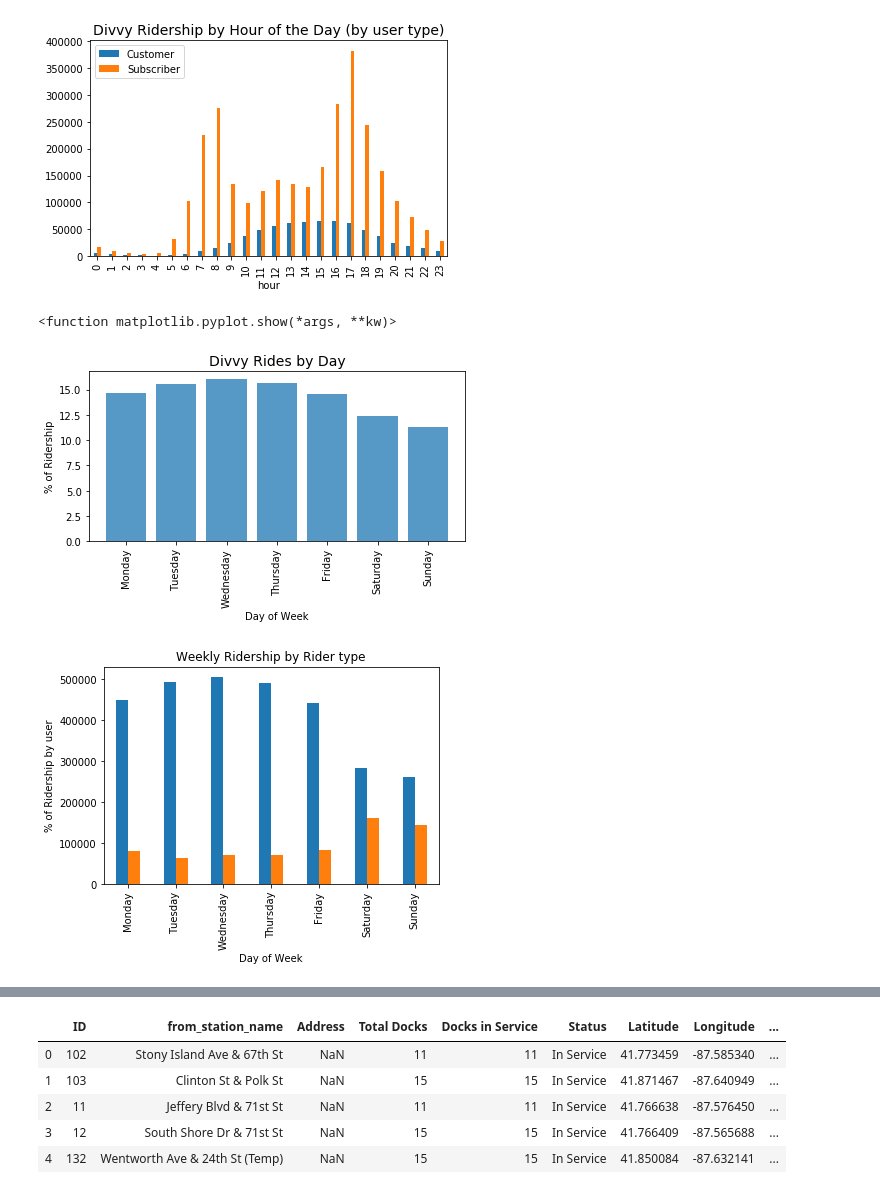
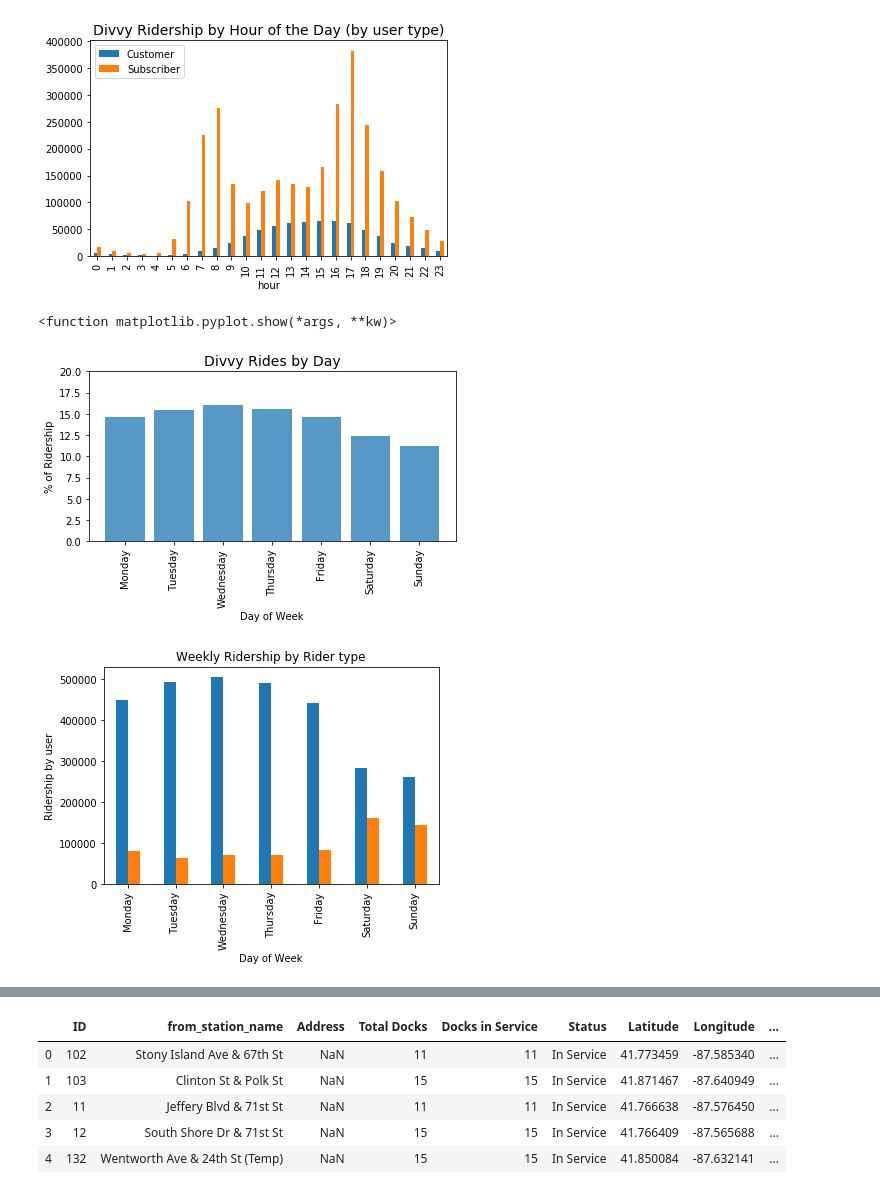
Before and after one commit to AlejandraRosa/Divvy_Project, a Jupyter notebook: Divvy_main.ipynb, the cells around one changed output, grey strips where cells are left out. Saved outputs shown, nothing was run; the diff lists cells and outputs as text; code cells hidden in the pictures.

```diff
--- a/Divvy_main.ipynb
+++ b/Divvy_main.ipynb
@@ -294,30 +295,31 @@ plt.show()
 # %%
 #Bar graph visualization by day of week
 fig, ax1 = plt.subplots()
 
 plt.bar(plot_days, divvy_reorg['day_percent'],alpha=0.75)
 plt.xticks(plot_days, rotation='vertical')
 plt.title("Divvy Rides by Day", fontsize=14)
 plt.xlabel("Day of Week")
 plt.ylabel("% of Ridership")
+plt.ylim(0, 20)
 plt.tight_layout()
 
 fig.savefig('Output/day_plot.png')
 
 plt.show
 # %% [output]
 <function matplotlib.pyplot.show(*args, **kw)>
-[figure, old version]
+[figure, new version]
 # %%
 week_to_pivot_final.unstack().plot(kind='bar', legend=False)
 plt.title("Weekly Ridership by Rider type")
 plt.xlabel("Day of Week")
-plt.ylabel("% of Ridership by user")
-fig.savefig('Output/day_plot_2.png')
+plt.ylabel("Ridership by user")
+plt.savefig('Output/day_plot_2.png')
 
 plt.show()
 # %% [output]
-[figure, old version]
+[figure, new version]
 # %% [markdown]
 # Question 2 - What are the most used stops?
 
```
Also changed, not shown: parts of 3 cells of this notebook, 6 other files.
